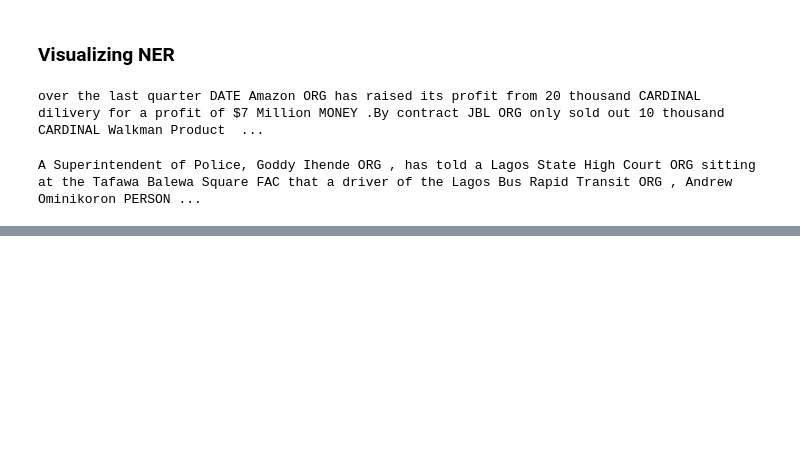
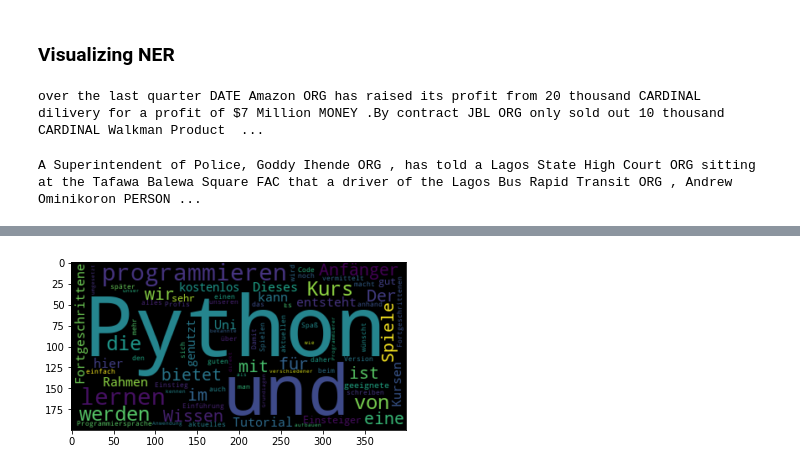
Before and after one commit to haddjyb2k/-APPLIED-DATA-SECIENCE-CAPSTONE, a Jupyter notebook: Text_Analysis_with_Spacy_to_Master_NLP_techniques.ipynb, the cells around one changed output, grey strips where cells are left out. Saved outputs shown, nothing was run; the diff lists cells and outputs as text; code cells hidden in the pictures; blank space fills up the shorter version.

```diff
--- a/Text_Analysis_with_Spacy_to_Master_NLP_techniques.ipynb
+++ b/Text_Analysis_with_Spacy_to_Master_NLP_techniques.ipynb
@@ -234,3 +235,16 @@ A Superintendent of Police, Goddy Ihende ORG , has told a Lagos State High Court
 displacy.render(doc1, style='dep', jupyter=True, options=options)
 # %% [output]
 [interactive output not drawn]
+# %%
+from wordcloud import WordCloud
+import matplotlib.pyplot as plt
+
+text = 'Python Kurs: mit Python programmieren lernen für Anfänger und Fortgeschrittene Dieses Python Tutorial entsteht im Rahmen von Uni-Kursen und kann hier kostenlos genutzt werden. Python ist eine für Anfänger und Einsteiger sehr gut geeignete Programmiersprache, die später auch den Fortgeschrittenen und Profis alles bietet, was man sich beim Programmieren wünscht. Der Kurs ist eine Einführung und bietet einen guten Einstieg. Es wird aktuelles Wissen vermittelt - daher schreiben wir unseren Python-Code mit der aktuellen Python-Version 3. einfach Python lernen über das Programmieren von Spielen Damit Python programmieren lernen noch mehr Spaß macht, werden wir im Kurs anhand verschiedener Spiele die Anwendung von Python kennen lernen und unser Wissen als Programmierer aufbauen. Die Grundlagen werden direkt umgesetzt in bekannte Spiele wie:'
+
+# Generate a word cloud image
+wordcloud = WordCloud().generate(text)
+
+plt.imshow(wordcloud, interpolation="bilinear")
+plt.show()
+# %% [output]
+[figure, added]
```
Also changed, not shown: parts of 22 cells of this notebook.
